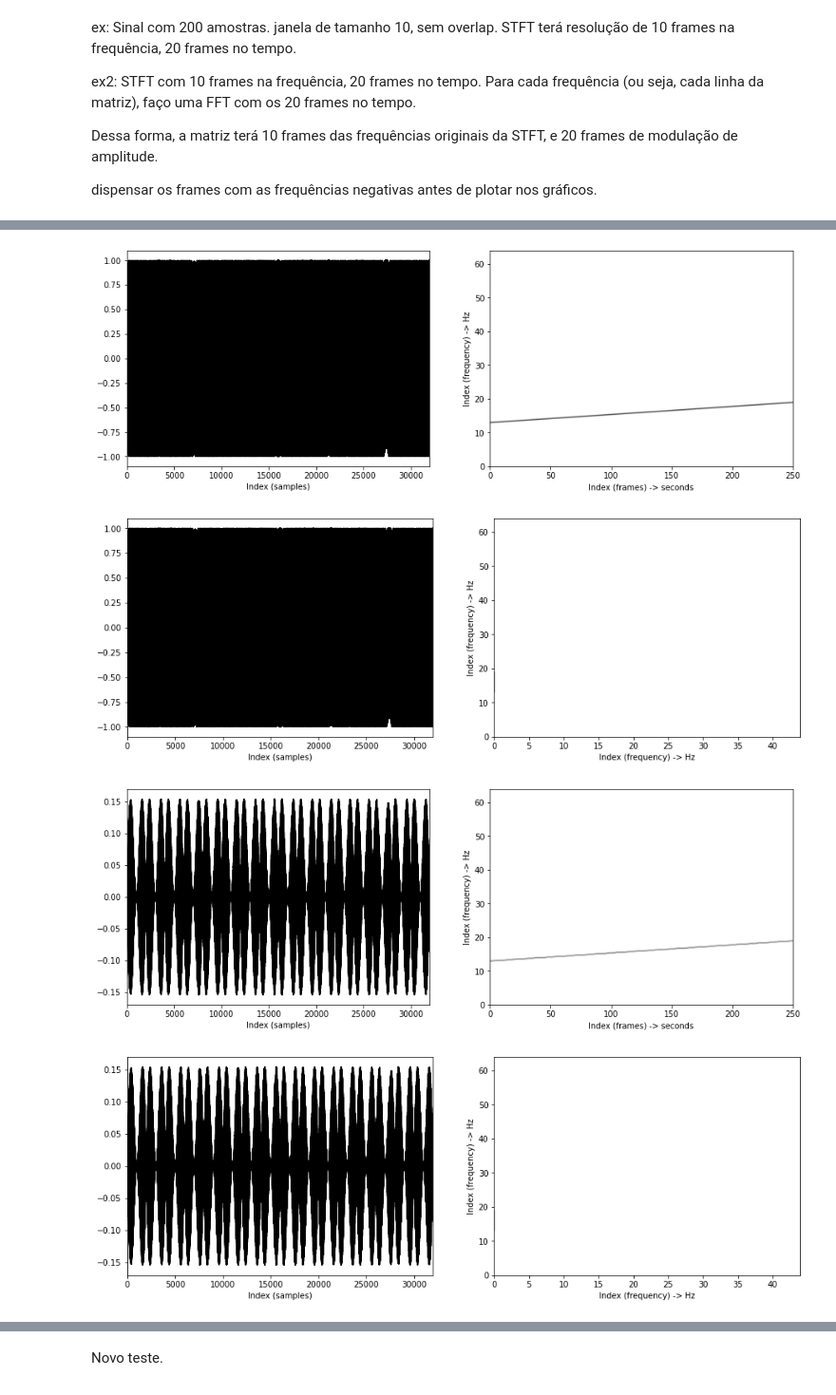
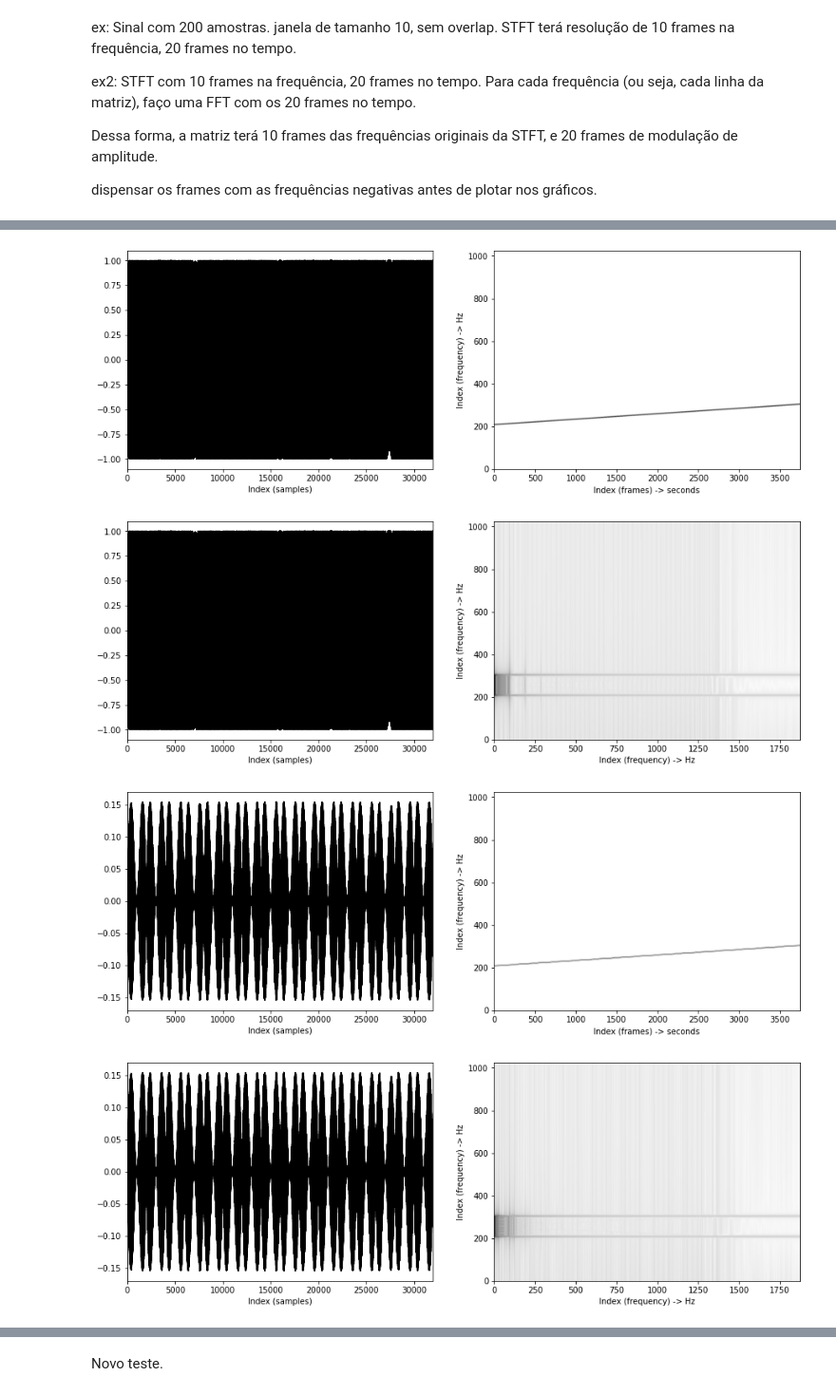
Before and after one commit to miguelfs/mod_specgram, a Jupyter notebook: poc_tcc.ipynb, the cells around one changed output, grey strips where cells are left out. Shown at 95% size. Drawn from its saved outputs; the diff is of its cells as text; code cells hidden in the pictures.

```diff
--- a/poc_tcc.ipynb
+++ b/poc_tcc.ipynb
@@ -129,7 +129,8 @@ def plot_content(x,t,Y,boundaries, is_mod=False):
     plt.xlim([0, len(t)])
     plt.xlabel('Index (samples)')
     plt.subplot(1, 2, 2)
-    plt.imshow(Y, origin='lower', aspect='auto', cmap='gray_r',extent=boundaries)
+    plt.imshow(Y, origin='lower', aspect='auto', cmap='gray_r')
+#     plt.imshow(Y, origin='lower', aspect='auto', cmap='gray_r',extent=boundaries)
     plt.ylabel('Index (frequency) -> Hz')
     if is_mod:
         plt.xlabel('Index (frequency) -> Hz')
@@ -270,7 +271,7 @@ def block_plot(x,t,w,H,only_positive_frequencies=True):
     X, F_coef, T_coef = stft_basic(x, w, Fs, H, only_positive_frequencies)
     ModX, _, Mod_coef = get_mod_specgram(x, w, Fs, H, only_positive_frequencies)
     plot_content(x,t,np.abs(X) ** 2, get_stft_boundaries(F_coef, T_coef, N, Fs))
-    plot_content(x,t,np.abs(ModX) ** 2, get_mod_boundaries(F_coef, Mod_coef, X[1], Fs), is_mod=True)
+    plot_content(x,t,np.abs(ModX) ** (1. / 4), get_mod_boundaries(F_coef, Mod_coef, X[1], Fs), is_mod=True)
 
 block_plot(modulator,t,w,H)
 block_plot(carrier,t,w,H)
@@ -294,7 +295,7 @@ X.shape = (2048, 3745)
-[figure, old version]
+[figure, new version]
-[figure, old version]
+[figure, new version]
-[figure, old version]
+[figure, new version]
-[figure, old version]
+[figure, new version]
 # %% [markdown]
 ![image.png](attachment:image.png)
 # %% [markdown]
```
Also changed, not shown: parts of 25 cells of this notebook.
